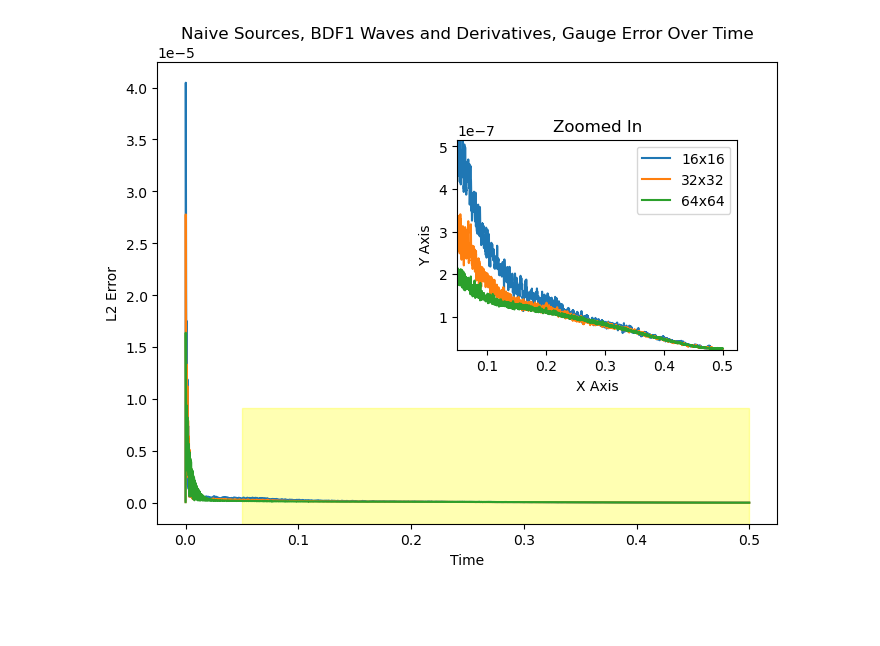
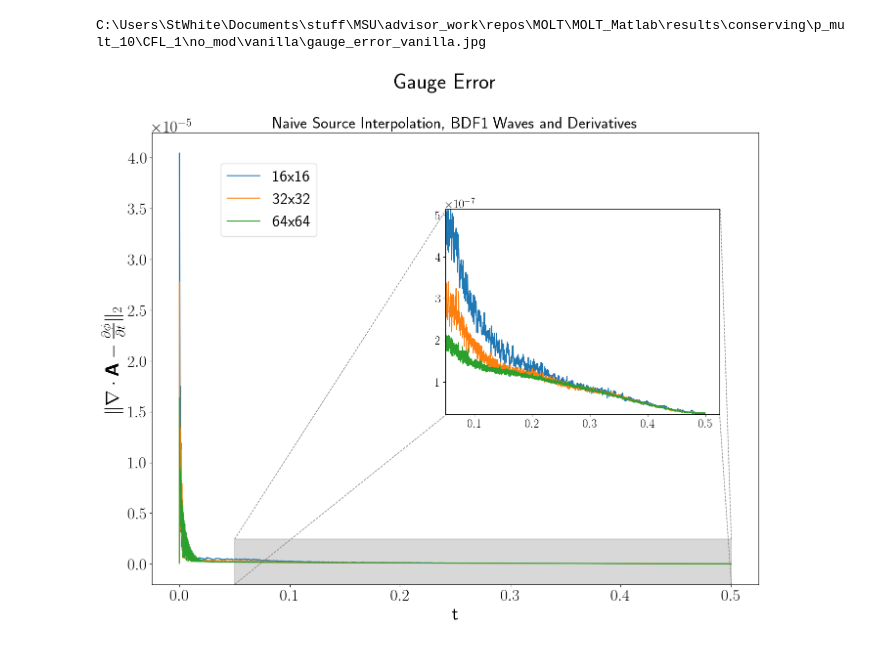
Before and after one commit to Grey-Haven/MOLT, a Jupyter notebook: MOLT_Matlab/results/analysis.ipynb, the cells around one changed output. Drawn from its saved outputs; the diff is of its cells as text; code cells hidden in the pictures; blank space fills up the shorter version.

Commit message:
Better visuals

```diff
--- a/MOLT_Matlab/results/analysis.ipynb
+++ b/MOLT_Matlab/results/analysis.ipynb
@@ -4,6 +4,8 @@ import matplotlib.pyplot as plt
 import pathlib
 import csv
 from decimal import Decimal
+plt.rc('text', usetex=True)
+plt.rc('text.latex', preamble=r'\usepackage{amsmath}')
 # %%
 # update_method_title = "FD6 Charge Update, FFT Wave Update, FFT Derivative"
 # update_method_folder = "FD6_charge_FFT_wave_update_FFT_derivative"
@@ -11,8 +13,8 @@ from decimal import Decimal
 # update_method_title = "FD6 Charge Update, FFT Derivative"
 # update_method_folder = "FD6_charge_BDF_wave_update_FFT_derivative"
 
-# update_method_title = "      FD6 Charge Update, FD6 Derivative"
-# update_method_folder = "FD6_charge_BDF_wave_update_FD6_derivative"
+# update_method_title = r"FD6 Source Update, BDF1 Waves, and FD6 Derivatives"
+# update_method_folder = "FD6_charge_BDF_wave_update_fD6_derivative"
 
 # update_method_title = "FD6 Charge Update, FFT Derivative"
 # update_method_folder = "FD6_charge_BDF_wave_update_FFT_derivative"
@@ -23,17 +25,17 @@ from decimal import Decimal
 # update_method_title = "      FFT Charge Update, BDF-1 Derivative"
 # update_method_folder = "FFT_charge_BDF_wave_update_BDF_derivative"
 
-# update_method_title = "      FFT Charge Update, FFT Derivative"
+# update_method_title = r"FFT Source Update, BDF1 Waves, and FFT Derivatives"
 # update_method_folder = "FFT_charge_BDF_wave_update_FFT_derivative"
 
-update_method_title = "      Naive Charge Map, BDF-1 Derivative"
-update_method_folder = "vanilla"
+# update_method_title = "      Naive Charge Map, BDF-1 Derivative"
+# update_method_folder = "vanilla"
 
 # update_method_title = "Non-Iterative FFT";
 # update_method_folder = "non_iterative_fft";
 
-# update_method_title = "Vanilla"
-# update_method_folder = "vanilla"
+update_method_title = r"Naive Source Interpolation, BDF1 Waves and Derivatives"
+update_method_folder = "vanilla"
 
 # filePath = matlab.desktop.editor.getActiveFilename;
 # projectRoot = fileparts(filePath);
@@ -140,47 +135,54 @@ plt.plot(ts_64,l2_err_64)
 # %%
 # Define the region to zoom in
 zoom_start, zoom_end = np.searchsorted(ts_16,.05), len(ts_16)
 
 # Create the main plot
-plt.figure(figsize=(8, 6))
+plt.figure(figsize=(16, 12))
 # plt.plot(x, y, label='Main Plot')
-plt.plot(ts_16,l2_err_16)
-plt.plot(ts_32,l2_err_32)
-plt.plot(ts_64,l2_err_64)
-plt.title('Naive Sources, BDF1 Waves and Derivatives, Gauge Error Over Time')
-plt.xlabel('Time')
-plt.ylabel('L2 Error')
+plt.plot(ts_16,l2_err_16, label='16x16')
+plt.plot(ts_32,l2_err_32, label='32x32')
+plt.plot(ts_64,l2_err_64, label='64x64')
+plt.suptitle(r"Gauge Error", fontsize=32)
+plt.title(update_method_title, fontsize=24)
 
+plt.xlabel(r"t", fontsize=28)
+plt.ylabel(r"$\lVert \nabla \cdot \textbf{A} - \frac{\partial \phi}{\partial t}\rVert_2$", fontsize=28)
 
+plt.xticks(fontsize=24)
+plt.yticks(fontsize=24)
+plt.gca().yaxis.get_offset_text().set_fontsize(24)
 
-# plt.axhspan(0, 1e-5, xmin=float(ts_16[zoom_start]), xmax=float(ts_16[zoom_end-1]), color='yellow', alpha=0.3)
-# plt.axhspan(-1e-5, 1e-5, xmin=.05, xmax=.5, color='yellow', alpha=0.3)
-plt.axvspan(ts_16[zoom_start], ts_16[zoom_end-1], ymin=0, ymax=.25, color='yellow', alpha=0.3)
-# plt.axvspan(x[zoom_start], x[zoom_end], color='yellow', alpha=0.3, label='Zoomed In Area')
+plt.legend(fontsize="24", loc='upper left', bbox_to_anchor=(.1, .95))
+
+plt.axvspan(ts_16[zoom_start], ts_16[zoom_end-1], ymin=0, ymax=.1, color='gray', linewidth=1.5, alpha=0.3)
+
+plt.plot([ts_16[zoom_start], .244], [0, .38], transform=plt.gca().get_xaxis_transform(), color='gray', linestyle='--', linewidth=1)
+plt.plot([.955, .5 + .35 + .085], [0, .39], transform=plt.gca().transAxes, color='gray', linestyle='--', linewidth=1)
+
+plt.plot([ts_16[zoom_start], .242], [.1, .83], transform=plt.gca().get_xaxis_transform(), color='gray', linestyle='--', linewidth=1)
+plt.plot([.955, .5 + .35 + .087], [.1, .83], transform=plt.gca().transAxes, color='gray', linestyle='--', linewidth=1)
 
 # Create a subplot (inset) within the main plot
 axins = plt.axes([0.5, 0.4, 0.35, 0.35])  # [left, bottom, width, height]
 
 # Plot the zoomed-in region
 axins.plot(ts_16, l2_err_16, label='16x16')
 axins.plot(ts_32, l2_err_32, label='32x32')
 axins.plot(ts_64, l2_err_64, label='64x64')
 axins.set_xlim(ts_16[zoom_start])
 axins.set_ylim(min(l2_err_16[zoom_start:zoom_end]), max(l2_err_16[zoom_start:zoom_end]))
+axins.tick_params(axis='both', which='both', labelsize=18)
+axins.yaxis.get_offset_text().set_fontsize(18)
 
 # Add a rectangle indicating the zoomed-in region
 rect = plt.Rectangle((zoom_start, min(l2_err_16[zoom_start:zoom_end])), zoom_end - zoom_start, max(l2_err_16[zoom_start:zoom_end]) - min(l2_err_16[zoom_start:zoom_end]), edgecolor='r', facecolor='none')
 axins.add_patch(rect)
 
-# Set labels for the zoomed-in subplot
-axins.set_title('Zoomed In')
-axins.set_xlabel('Time')
-axins.set_ylabel('L2 Error')
-
-# Add a legend to the main plot
-plt.legend()
-
-# Show the plot
+figpath = str(projectRoot) + "\\conserving\\p_mult_" + str(particle_count_multiplier) + \
+                             "\\CFL_" + str(CFL) + "\\" + "no_mod" + "\\" + update_method_folder + "\\gauge_error_" + update_method_folder + ".jpg"
+print(figpath)
+plt.savefig(figpath)
 plt.show()
 # %% [output]
+C:\Users\StWhite\Documents\stuff\MSU\advisor_work\repos\MOLT\MOLT_Matlab\results\conserving\p_mult_10\CFL_1\no_mod\vanilla\gauge_error_vanilla.jpg
-[figure, old version]
+[figure, new version]
```
Also changed, not shown: parts of 4 cells of this notebook.
